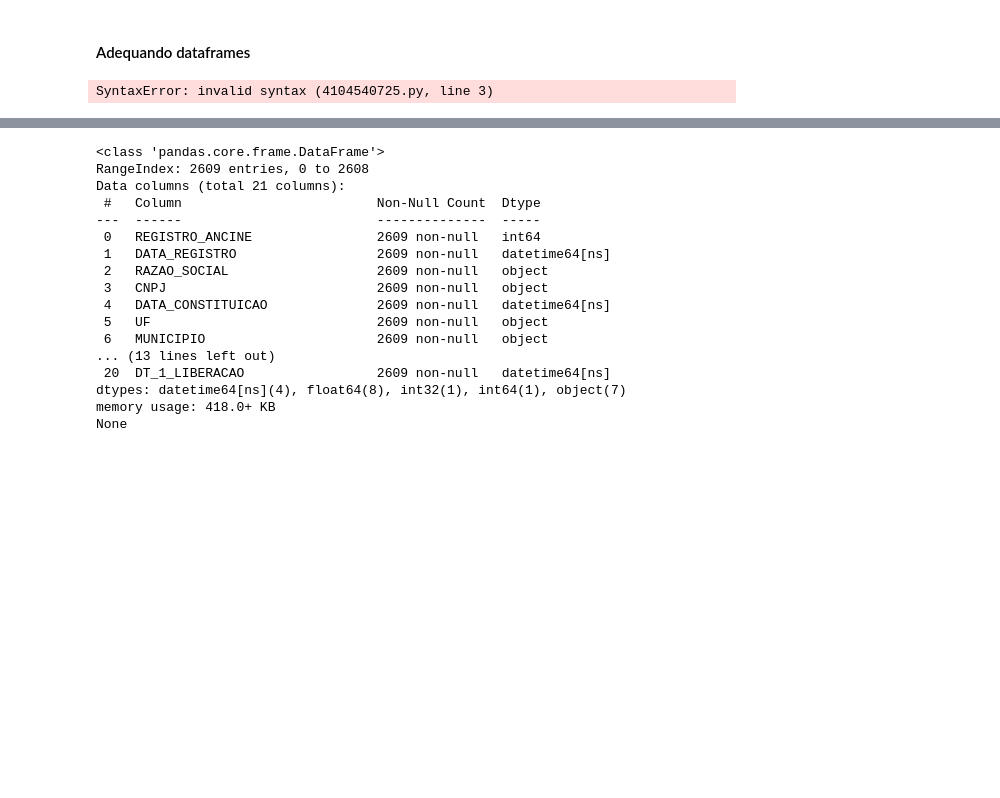
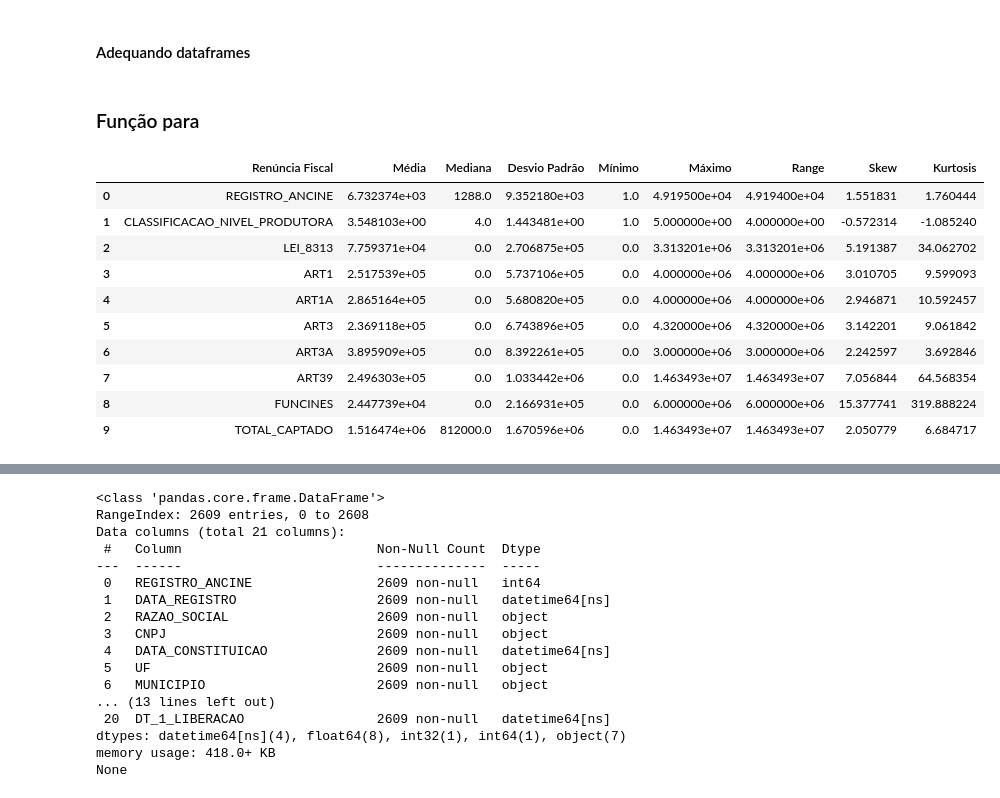
Before and after one commit to fonsecadados/AgenciaNacionalDoCinema_ANCINE, a Jupyter notebook: ANCINE_DesafiosEOportunidades.ipynb, the cells around one changed output, grey strips where cells are left out. Drawn from its saved outputs; the diff is of its cells as text; code cells hidden in the pictures; blank space fills up the shorter version.

```diff
--- a/ANCINE_DesafiosEOportunidades.ipynb
+++ b/ANCINE_DesafiosEOportunidades.ipynb
@@ -876,14 +878,12 @@ float_int('ART3A')
 float_int('ART39')
 float_int('FUNCINES')
 float_int('TOTAL_CAPTADO')
+# %% [markdown]
+### Função para
 # %%
-import math
+def stats_df(df):
 
-from scipy
-
-def descricao_estats(df):
-
-    numerical = df.select_dtypes(exclude=('datetime64[ns]', 'object'))
+    numerical = df.select_dtypes(exclude=('datetime64[ns]', 'object', 'bool'))
 
     media = pd.DataFrame(numerical.mean()).T
     mediana = pd.DataFrame(numerical.median()).T
@@ -892,15 +892,29 @@ def descricao_estats(df):
     minimo = pd.DataFrame(numerical.min()).T
     maximo = pd.DataFrame(numerical.max()).T
     range = pd.DataFrame(numerical.apply(lambda x: x.max() - x.min())).T
-    skew = pd.date_range(numerical.apply(lambda x: x.skew())).T
+    skew = pd.DataFrame(numerical.apply(lambda x: x.skew())).T
     kurtosis = pd.DataFrame(numerical.apply(lambda x: x.kurtosis())).T
 
+    nome_stats_df = 'stats_' + str(df)
+    nome_stats_df = pd.concat([media, mediana, desvio_padrao, minimo, maximo, range, skew, kurtosis]).T.reset_index()
 
-    stats_fsa_desembolso = pd.concat([media, mediana, desvio_padrao, minimo, maximo, range, skew, kurtosis]).T.reset_index()
-
-    stats_fsa_desembolso.columns = ['Colunas', 'Média', 'Mediana', 'Desvio Padrão', 'Mínimo', 'Máximo', 'Range', 'Skew', 'Kurtosis']
-    return stats_fsa_desembolso
-
-descricao_estats(fsa_desembolso)
+    if df is fsa_desembolso:
+        nome_df = 'FSA - Desembolso'
+    else:
+        nome_df = 'Renúncia Fiscal'
+    nome_stats_df.columns = [nome_df, 'Média', 'Mediana', 'Desvio Padrão', 'Mínimo', 'Máximo', 'Range', 'Skew', 'Kurtosis']
+    return nome_stats_df
-# %% [output]
-SyntaxError: invalid syntax (4104540725.py, line 3)
+# %%
+stats_df(renuncia_fiscal)
+# %% [output]
+|  | Renúncia Fiscal | Média | Mediana | Desvio Padrão | Mínimo | Máximo | Range | Skew | Kurtosis |
+| 0 | REGISTRO_ANCINE | 6.732374e+03 | 1288.0 | 9.352180e+03 | 1.0 | 4.919500e+04 | 4.919400e+04 | 1.551831 | 1.760444 |
+| 1 | CLASSIFICACAO_NIVEL_PRODUTORA | 3.548103e+00 | 4.0 | 1.443481e+00 | 1.0 | 5.000000e+00 | 4.000000e+00 | -0.572314 | -1.085240 |
+| 2 | LEI_8313 | 7.759371e+04 | 0.0 | 2.706875e+05 | 0.0 | 3.313201e+06 | 3.313201e+06 | 5.191387 | 34.062702 |
+| 3 | ART1 | 2.517539e+05 | 0.0 | 5.737106e+05 | 0.0 | 4.000000e+06 | 4.000000e+06 | 3.010705 | 9.599093 |
+| 4 | ART1A | 2.865164e+05 | 0.0 | 5.680820e+05 | 0.0 | 4.000000e+06 | 4.000000e+06 | 2.946871 | 10.592457 |
+| 5 | ART3 | 2.369118e+05 | 0.0 | 6.743896e+05 | 0.0 | 4.320000e+06 | 4.320000e+06 | 3.142201 | 9.061842 |
+| 6 | ART3A | 3.895909e+05 | 0.0 | 8.392261e+05 | 0.0 | 3.000000e+06 | 3.000000e+06 | 2.242597 | 3.692846 |
+| 7 | ART39 | 2.496303e+05 | 0.0 | 1.033442e+06 | 0.0 | 1.463493e+07 | 1.463493e+07 | 7.056844 | 64.568354 |
+| 8 | FUNCINES | 2.447739e+04 | 0.0 | 2.166931e+05 | 0.0 | 6.000000e+06 | 6.000000e+06 | 15.377741 | 319.888224 |
+| 9 | TOTAL_CAPTADO | 1.516474e+06 | 812000.0 | 1.670596e+06 | 0.0 | 1.463493e+07 | 1.463493e+07 | 2.050779 | 6.684717 |
```
Also changed, not shown: parts of 8 cells of this notebook.
